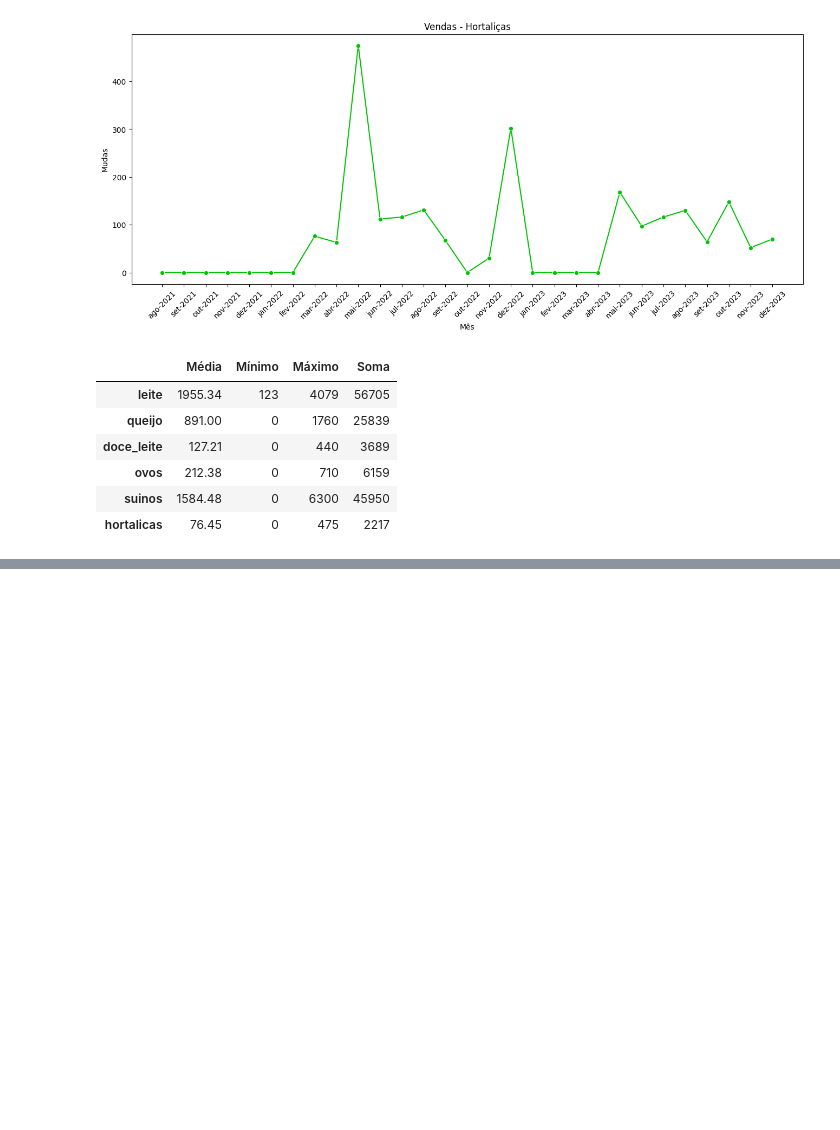
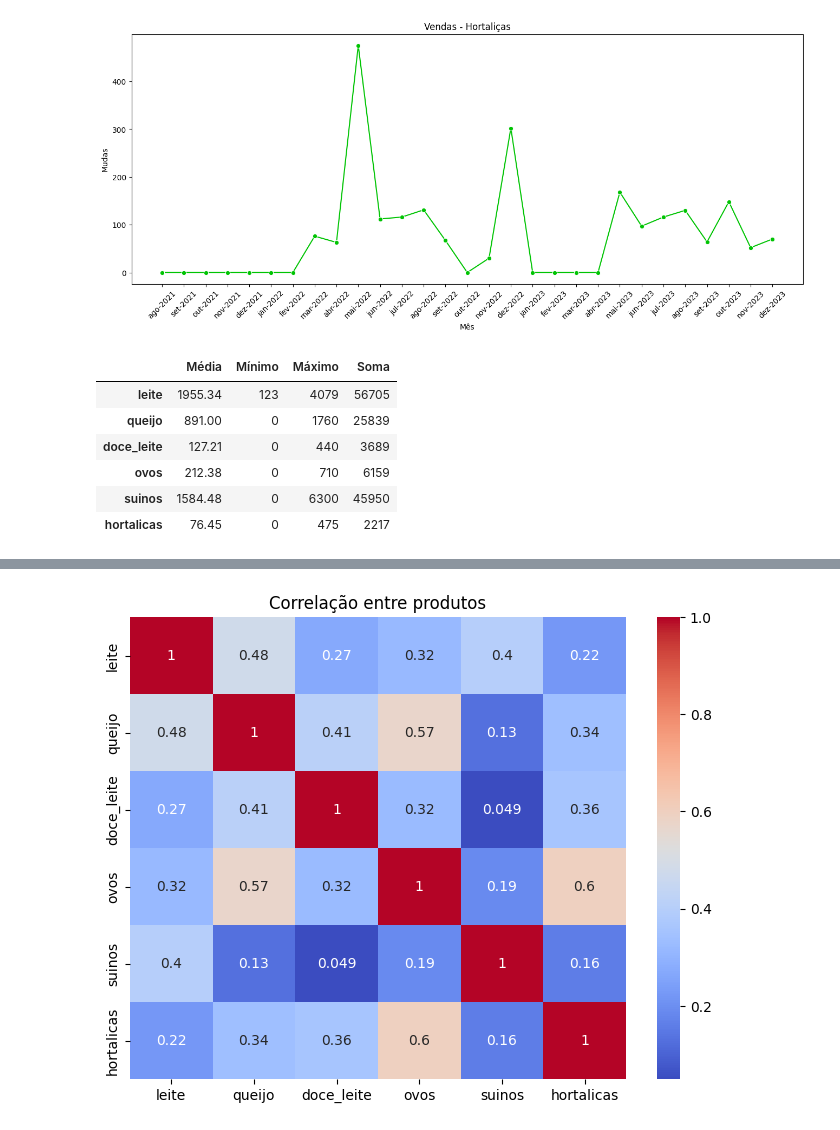
Before and after one commit to kylesonev/fazenda-coop, a Jupyter notebook: notebooks/02_EDA_vendas.ipynb, the cells around one changed output, grey strips where cells are left out. Drawn from its saved outputs; the diff is of its cells as text; code cells hidden in the pictures; blank space fills up the shorter version.

```diff
--- a/notebooks/02_EDA_vendas.ipynb
+++ b/notebooks/02_EDA_vendas.ipynb
@@ -97,0 +118,7 @@ resumo_df
+# %%
+plt.figure(figsize=(8,6))
+sns.heatmap(df[colunas].corr(), annot=True, cmap='coolwarm')
+plt.title('Correlação entre produtos')
+plt.show()
+# %% [output]
+[figure, added]
```
Also changed, not shown: parts of 2 cells of this notebook, 2 other files.
